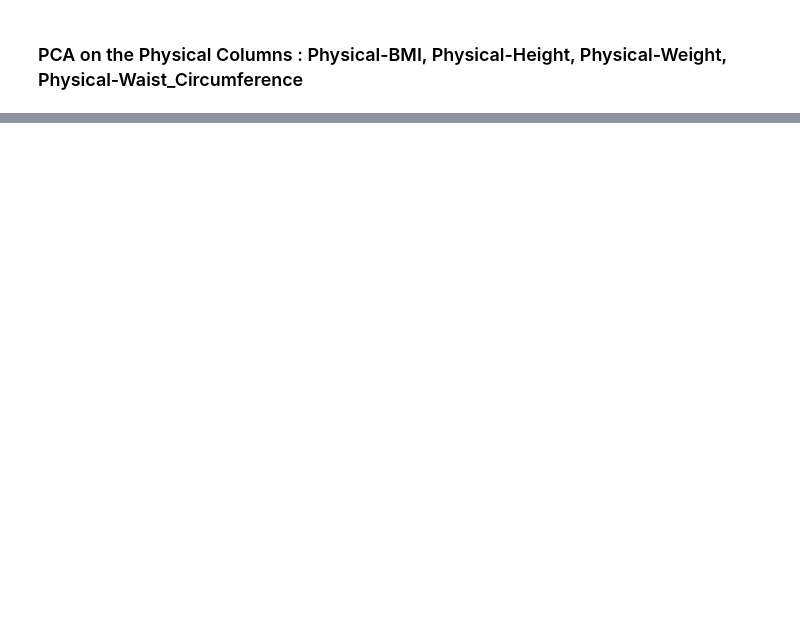
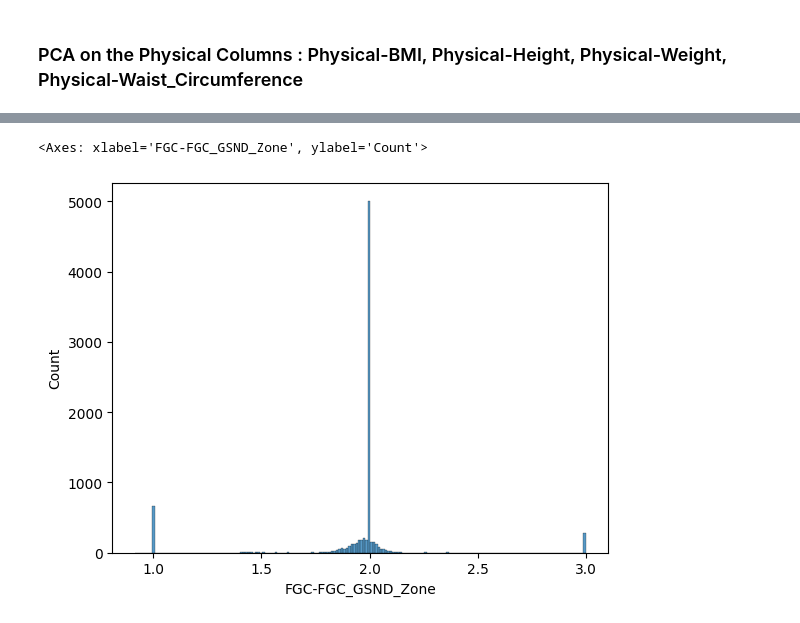
Before and after one commit to npratesi2/Data-Mining-2-2026-, a Jupyter notebook: Module 0/DimensionalityReduction.ipynb, the cells around one changed output, grey strips where cells are left out. Saved outputs shown, nothing was run; the diff lists cells and outputs as text; code cells hidden in the pictures; blank space fills up the shorter version.

```diff
--- a/Module 0/DimensionalityReduction.ipynb
+++ b/Module 0/DimensionalityReduction.ipynb
@@ -176,0 +253,5 @@ df.shape
+# %%
+sns.histplot(df["FGC-FGC_GSND_Zone"])
+# %% [output]
+<Axes: xlabel='FGC-FGC_GSND_Zone', ylabel='Count'>
+[figure, added]
```
Also changed, not shown: parts of 40 cells of this notebook, 3 other files.
